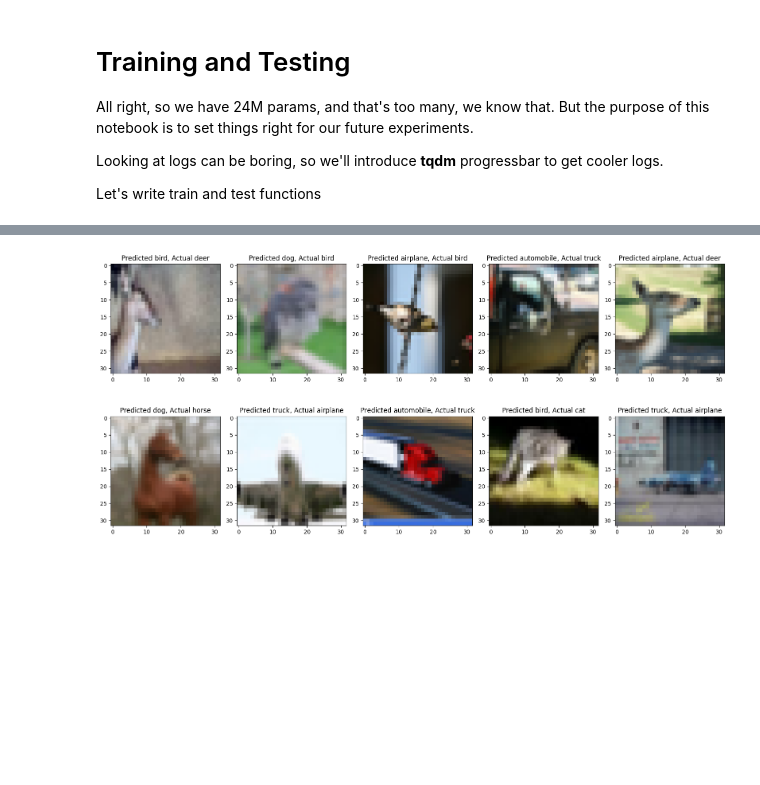
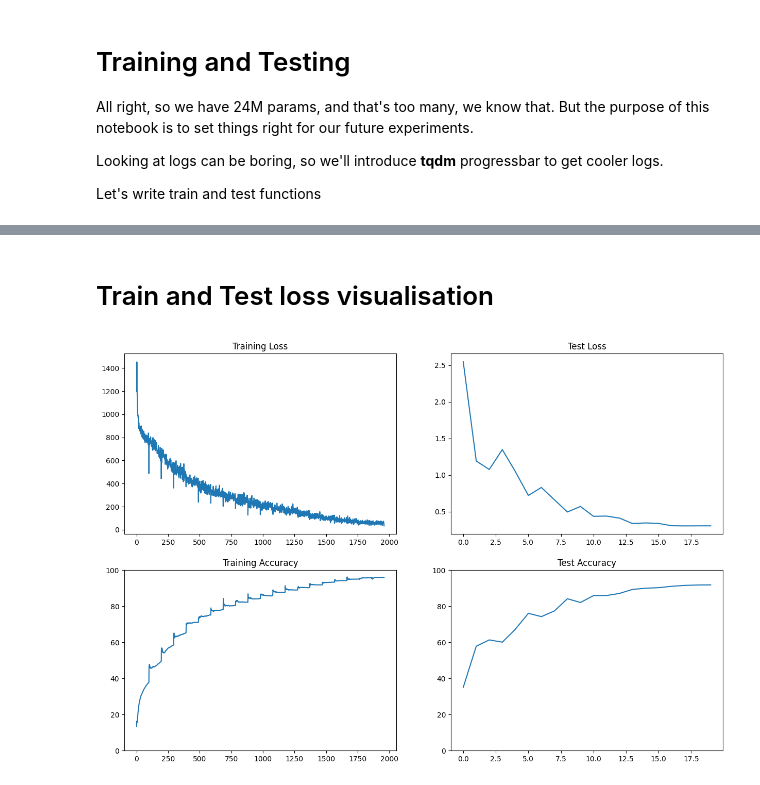
Before and after one commit to ankode/ERAV1, a Jupyter notebook: Session11/session11.ipynb, the cells around one changed output, grey strips where cells are left out. Drawn from its saved outputs; the diff is of its cells as text; code cells hidden in the pictures; blank space fills up the shorter version.

```diff
--- a/Session11/session11.ipynb
+++ b/Session11/session11.ipynb
@@ -273,9 +270,10 @@ learning rate :  0.08123081862931816
-# %%
-import matplotlib.pyplot as plt
-import numpy as np
-
-class_names = ['airplane', 'automobile', 'bird', 'cat', 'deer', 'dog', 'frog', 'horse', 'ship', 'truck']
-from utils import get_incorrect_images
-get_incorrect_images(model,test_loader,n=10)
-# %% [output]
-[figure, removed]
+# %% [markdown]
+# Train and Test loss visualisation
+# %%
+
+%matplotlib inline
+
+from utils import plot_train_test_loss
+plot_train_test_loss(train_losses, train_acc, test_losses, test_acc)
+# %% [output]
+[figure, added]
```
Also changed, not shown: parts of 20 cells of this notebook, 3 other files.
